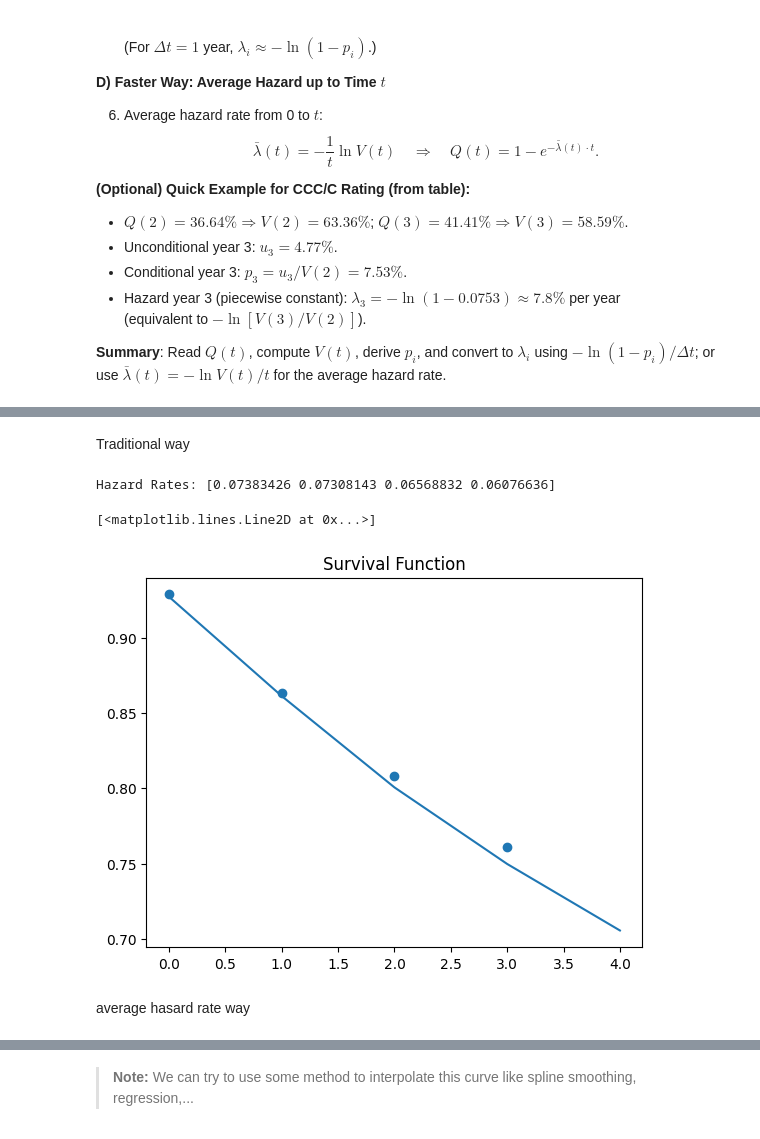
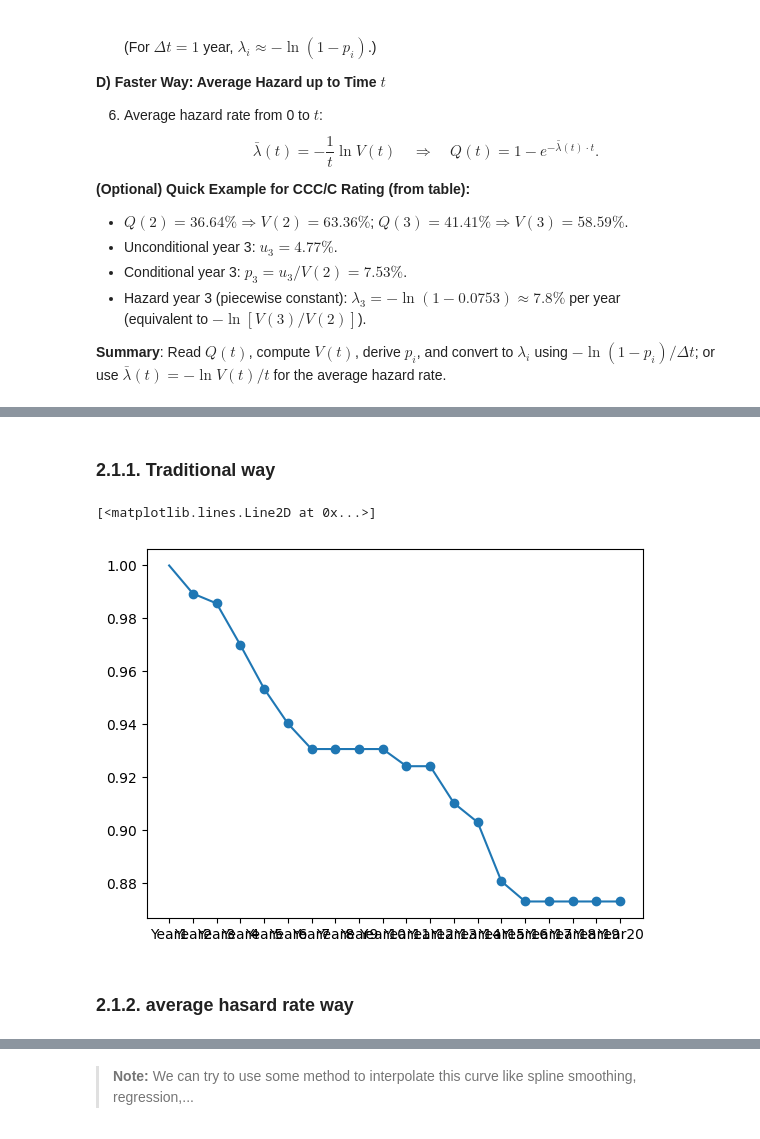
Before and after one commit to khanhtrinh2003/ISFA-Project, a Jupyter notebook: isfa_qrm/isfa_qrm_copula.ipynb, the cells around one changed output, grey strips where cells are left out. Saved outputs shown, nothing was run; the diff lists cells and outputs as text; code cells hidden in the pictures.

```diff
--- a/isfa_qrm/isfa_qrm_copula.ipynb
+++ b/isfa_qrm/isfa_qrm_copula.ipynb
@@ -113,0 +95,31 @@ cum_defaults = np.array([0.0727, 0.1387, 0.1994, 0.2503, 0.2945])
+# %%
+import pandas as pd
+
+data = {
+    # "Ratings": ["Aaa","Aa","A","Baa","Ba","B","Caa-C","Investment-Grade","Speculative-Grade","All Rated"],
+    # "Issuers":[134,316,554,335,464,265,10,1339,739,2078],
+    "Year1":[0.000,0.000,0.000,0.000,2.718,6.226,20.000,0.000,4.234,1.499],
+    "Year2":[0.000,0.000,0.000,1.060,4.484,13.488,30.667,0.247,8.143,3.007],
+    "Year3":[0.000,0.000,0.402,1.433,9.281,20.350,30.667,0.505,13.614,4.970],
+    "Year4":[0.000,0.384,1.243,3.004,16.321,31.894,30.667,1.314,22.131,8.133],
+    "Year5":[0.000,0.384,1.677,4.652,24.045,43.128,30.667,1.875,30.915,10.989],
+    "Year6":[0.000,0.384,1.677,5.967,27.478,46.575,30.667,2.174,34.285,12.073],
+    "Year7":[0.000,0.384,1.677,6.934,30.980,48.630,30.667,2.392,37.249,12.955],
+    "Year8":[0.000,0.384,1.677,6.934,32.102,48.630,30.667,2.392,37.997,13.130],
+    "Year9":[0.000,0.918,1.677,6.934,33.336,49.999,65.333,2.515,39.655,13.598],
+    "Year10":[0.000,0.918,1.677,6.934,34.031,49.999,65.333,2.515,40.120,13.688],
+    "Year11":[0.000,0.918,1.677,7.582,35.620,49.999,65.333,2.649,41.170,13.996],
+    "Year12":[0.000,0.918,1.677,7.582,36.521,51.960,65.333,2.649,42.371,14.211],
+    "Year13":[0.000,0.918,1.677,8.977,36.521,54.144,65.333,2.933,43.033,14.544],
+    "Year14":[0.000,0.918,2.000,9.700,38.619,58.618,65.333,3.224,45.812,15.228],
+    "Year15":[0.000,1.545,2.662,11.929,41.937,60.982,65.333,4.117,48.741,16.398],
+    "Year16":[0.000,2.189,3.357,12.692,45.492,66.364,65.333,4.733,52.715,17.493],
+    "Year17":[0.000,2.189,4.092,12.692,45.492,66.364,65.333,5.055,52.715,17.748],
+    "Year18":[0.000,2.189,4.092,12.692,45.492,66.364,65.333,5.055,52.715,17.748],
+    "Year19":[0.000,2.189,4.477,12.692,46.890,66.364,65.333,5.227,53.670,18.022],
+    "Year20":[0.000,2.189,4.477,12.692,46.890,66.364,65.333,5.227,53.670,18.022],
+}
+
+df = pd.DataFrame(data,index = ["Aaa","Aa","A","Baa","Ba","B","Caa-C","Investment-Grade","Speculative-Grade","All Rated"])
+cum_defaults = df/100
+cum_defaults
@@ -114,16 +215,14 @@ cum_defaults = np.array([0.0727, 0.1387, 0.1994, 0.2503, 0.2945])
+# %%
+credit_analysis = CreditCurve(cum_defaults)
 # %% [markdown]
-Traditional way
+### 2.1.1. Traditional way
 # %%
-hazard_rates = build_credit_curve_historical(cum_defaults)
-print("Hazard Rates:", hazard_rates)
+res=credit_analysis.calculate_cum_survival()
+tic = "Baa"
+plt.scatter(res.columns,res.loc[tic])
+plt.plot(credit_analysis.cum_survival.loc[tic])
 # %% [output]
-Hazard Rates: [0.07383426 0.07308143 0.06568832 0.06076636]
+[<matplotlib.lines.Line2D at 0x...>]
+[figure, added]
-# %%
-plt.scatter(np.arange(len(hazard_rates)),(np.exp(-np.cumsum(hazard_rates))))
-plt.title("Survival Function")
-plt.plot(1-cum_defaults)
-# %% [output]
-[<matplotlib.lines.Line2D at 0x...>]
-[figure, removed]
 # %% [markdown]
-average hasard rate way
+### 2.1.2. average hasard rate way
```
Also changed, not shown: parts of 24 cells of this notebook.
